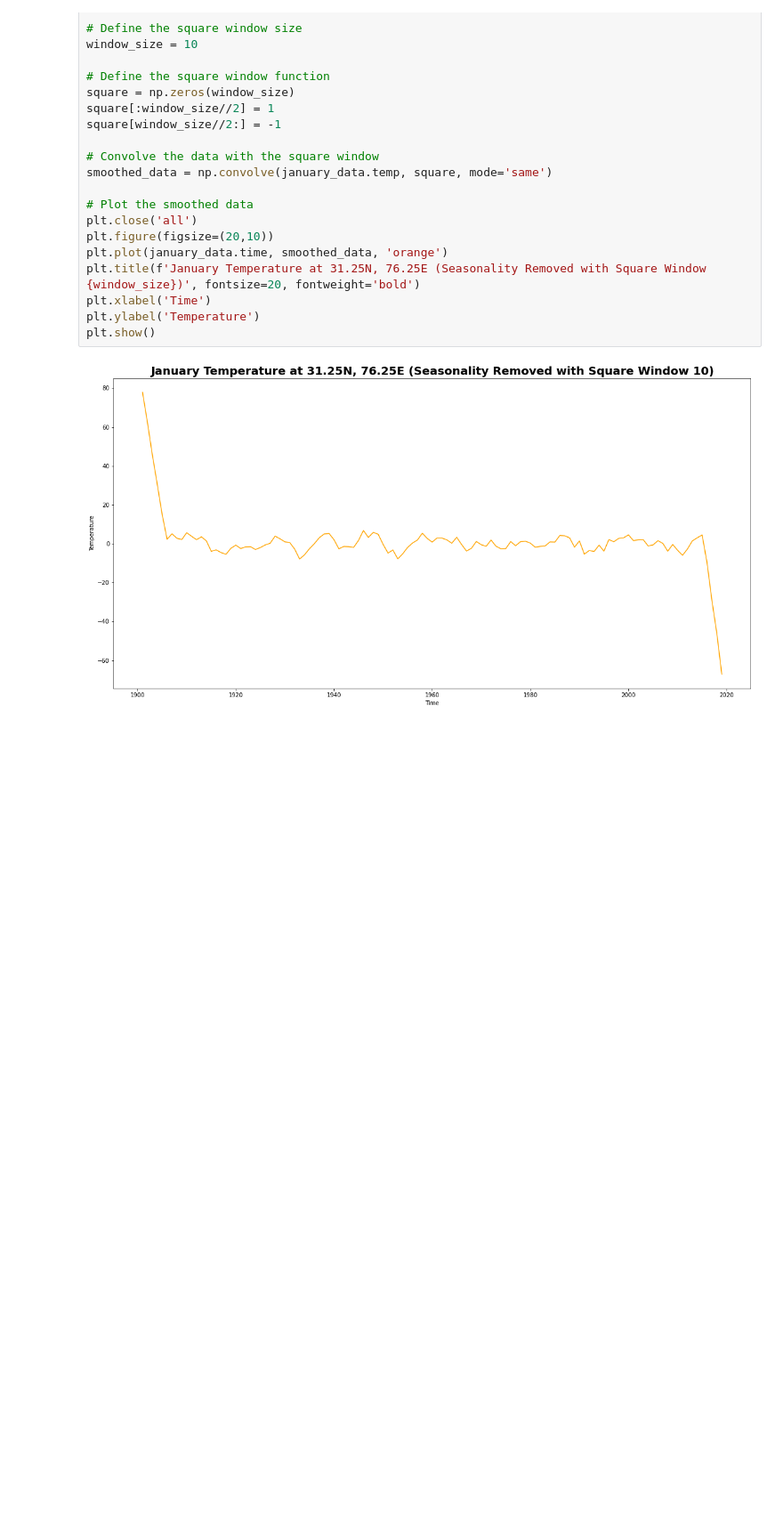
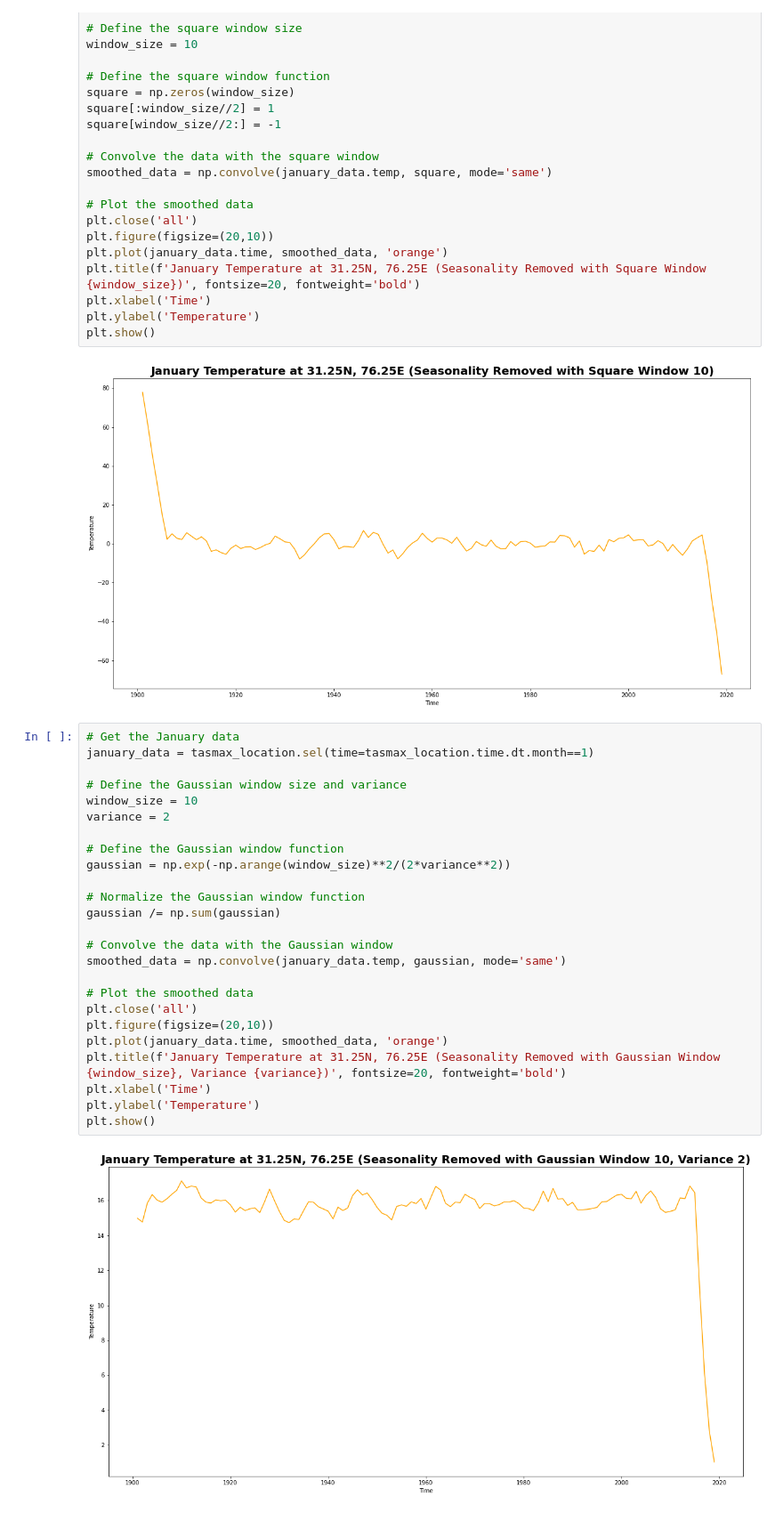
Before and after one commit to alliajagbe/time-series, a Jupyter notebook: timedata2.ipynb, the cells around one changed output. Shown at 89% size. Cells and saved outputs as stored; diff of their text form; blank space fills up the shorter version.

```diff
--- a/timedata2.ipynb
+++ b/timedata2.ipynb
@@ -197,3 +197,30 @@ plt.ylabel('Temperature')
 plt.show()
 # %% [output]
 [figure]
+# %%
+# Get the January data
+january_data = tasmax_location.sel(time=tasmax_location.time.dt.month==1)
+
+# Define the Gaussian window size and variance
+window_size = 10
+variance = 2
+
+# Define the Gaussian window function
+gaussian = np.exp(-np.arange(window_size)**2/(2*variance**2))
+
+# Normalize the Gaussian window function
+gaussian /= np.sum(gaussian)
+
+# Convolve the data with the Gaussian window
+smoothed_data = np.convolve(january_data.temp, gaussian, mode='same')
+
+# Plot the smoothed data
+plt.close('all')
+plt.figure(figsize=(20,10))
+plt.plot(january_data.time, smoothed_data, 'orange')
+plt.title(f'January Temperature at 31.25N, 76.25E (Seasonality Removed with Gaussian Window {window_size}, Variance {variance})', fontsize=20, fontweight='bold')
+plt.xlabel('Time')
+plt.ylabel('Temperature')
+plt.show()
+# %% [output]
+[figure, added]
```
